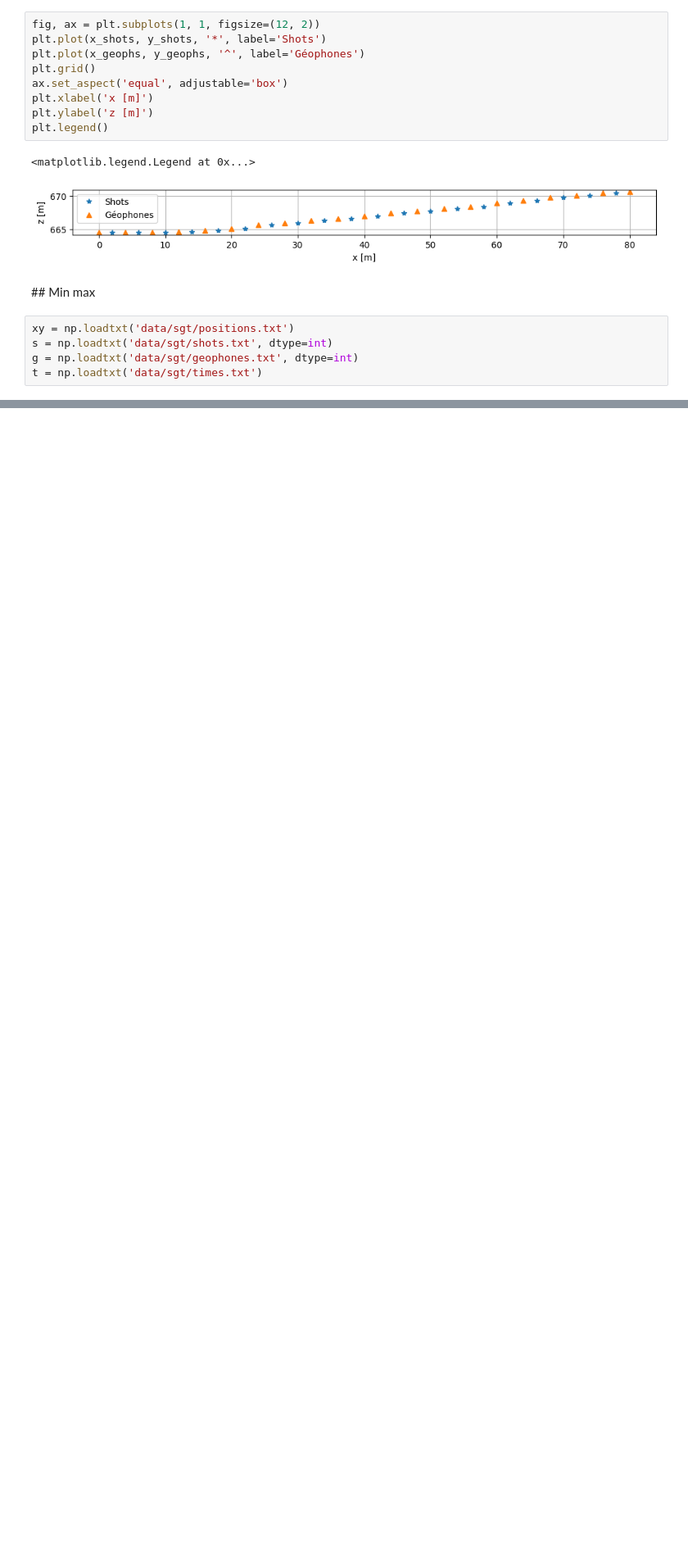
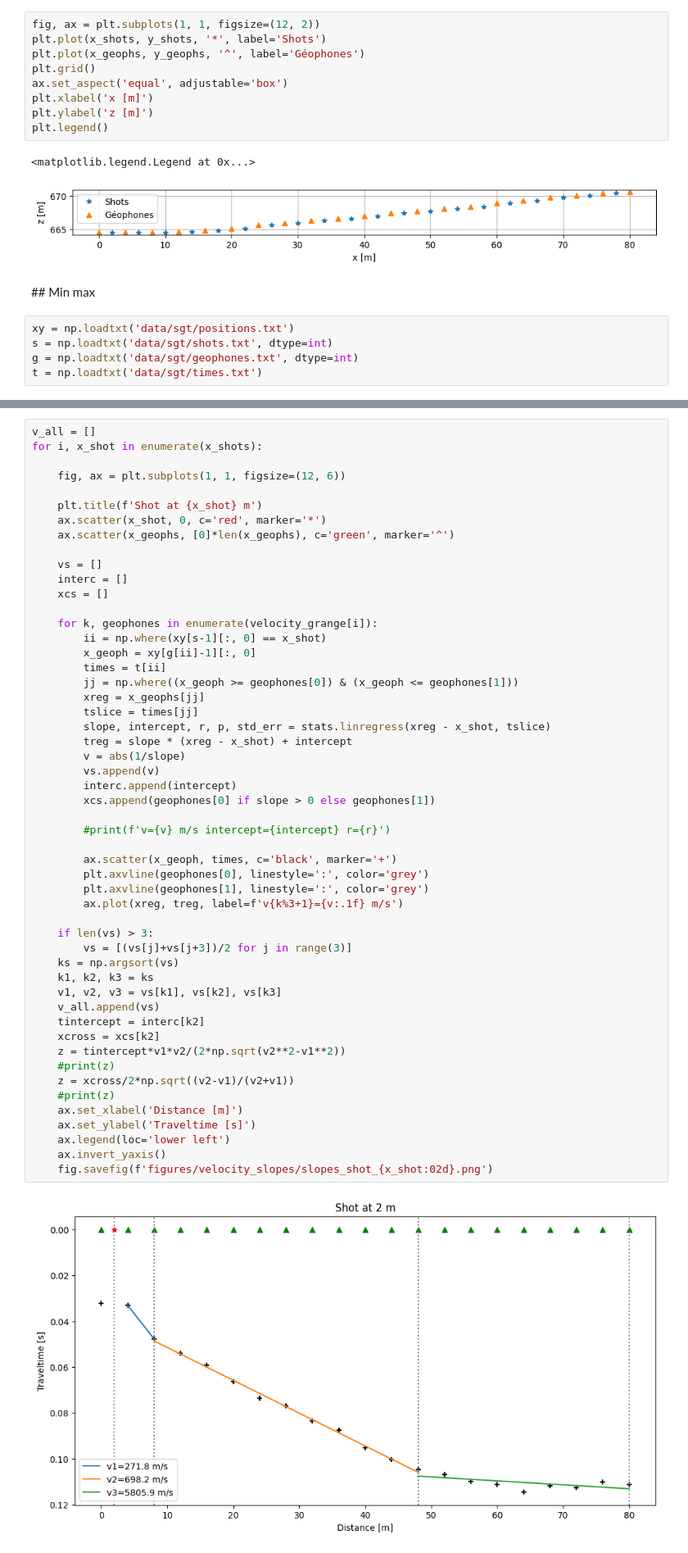
Before and after one commit to ValentinCassayre/geophysical_survey_muck, a Jupyter notebook: sismique_active_s/sismique_s_visualisation.ipynb, the cells around one changed output, grey strips where cells are left out. Shown at 82% size. Cells and saved outputs as stored; diff of their text form; blank space fills up the shorter version.

Commit message:
velocity model 3 layers

```diff
--- a/sismique_active_s/sismique_s_visualisation.ipynb
+++ b/sismique_active_s/sismique_s_visualisation.ipynb
@@ -104,0 +161,54 @@ Widget Javascript not detected.  It may not be installed or enabled properly. Re
+# %%
+v_all = []
+for i, x_shot in enumerate(x_shots):
+
+    fig, ax = plt.subplots(1, 1, figsize=(12, 6))
+
+    plt.title(f'Shot at {x_shot} m')
+    ax.scatter(x_shot, 0, c='red', marker='*')
+    ax.scatter(x_geophs, [0]*len(x_geophs), c='green', marker='^')
+
+    vs = []
+    interc = []
+    xcs = []
+
+    for k, geophones in enumerate(velocity_grange[i]):
+        ii = np.where(xy[s-1][:, 0] == x_shot)
+        x_geoph = xy[g[ii]-1][:, 0]
+        times = t[ii]
+        jj = np.where((x_geoph >= geophones[0]) & (x_geoph <= geophones[1]))
+        xreg = x_geophs[jj]
+        tslice = times[jj]
+        slope, intercept, r, p, std_err = stats.linregress(xreg - x_shot, tslice)
+        treg = slope * (xreg - x_shot) + intercept
+        v = abs(1/slope)
+        vs.append(v)
+        interc.append(intercept)
+        xcs.append(geophones[0] if slope > 0 else geophones[1])
+
+        #print(f'v={v} m/s intercept={intercept} r={r}')
+
+        ax.scatter(x_geoph, times, c='black', marker='+')
+        plt.axvline(geophones[0], linestyle=':', color='grey')
+        plt.axvline(geophones[1], linestyle=':', color='grey')
+        ax.plot(xreg, treg, label=f'v{k%3+1}={v:.1f} m/s')
+
+    if len(vs) > 3:
+        vs = [(vs[j]+vs[j+3])/2 for j in range(3)]
+    ks = np.argsort(vs)
+    k1, k2, k3 = ks
+    v1, v2, v3 = vs[k1], vs[k2], vs[k3]
+    v_all.append(vs)
+    tintercept = interc[k2]
+    xcross = xcs[k2]
+    z = tintercept*v1*v2/(2*np.sqrt(v2**2-v1**2))
+    #print(z)
+    z = xcross/2*np.sqrt((v2-v1)/(v2+v1))
+    #print(z)
+    ax.set_xlabel('Distance [m]')
+    ax.set_ylabel('Traveltime [s]')
+    ax.legend(loc='lower left')
+    ax.invert_yaxis()
+    fig.savefig(f'figures/velocity_slopes/slopes_shot_{x_shot:02d}.png')
+# %% [output]
+[figure, added]
```
Also changed, not shown: parts of 8 cells of this notebook, 1 other file.
